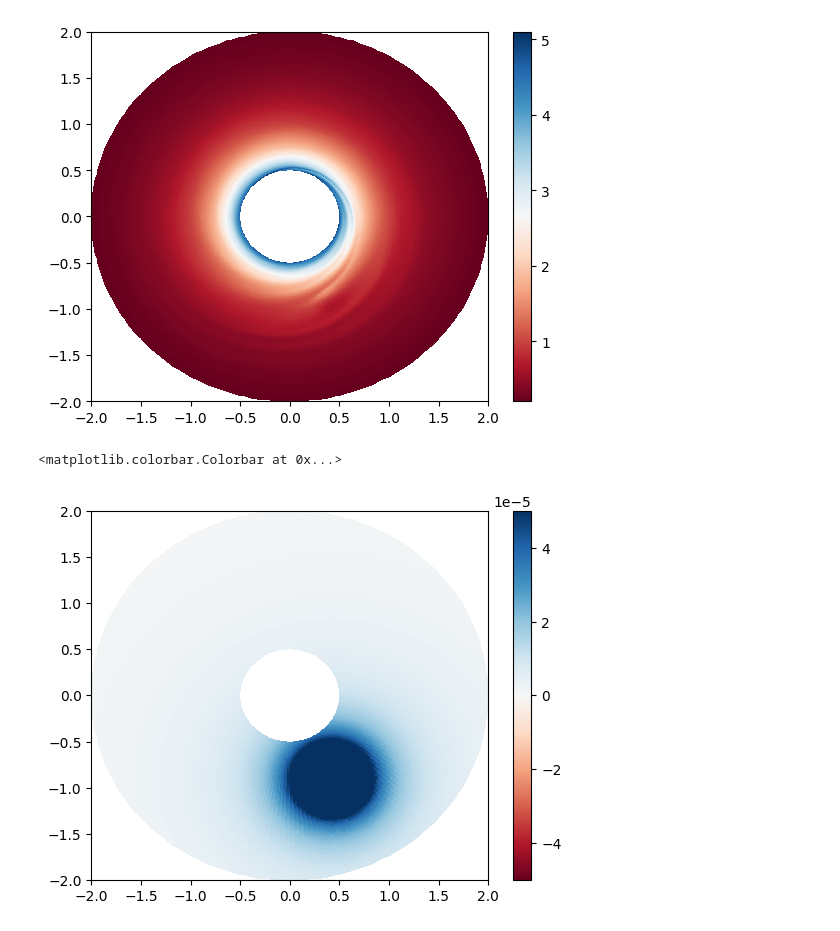
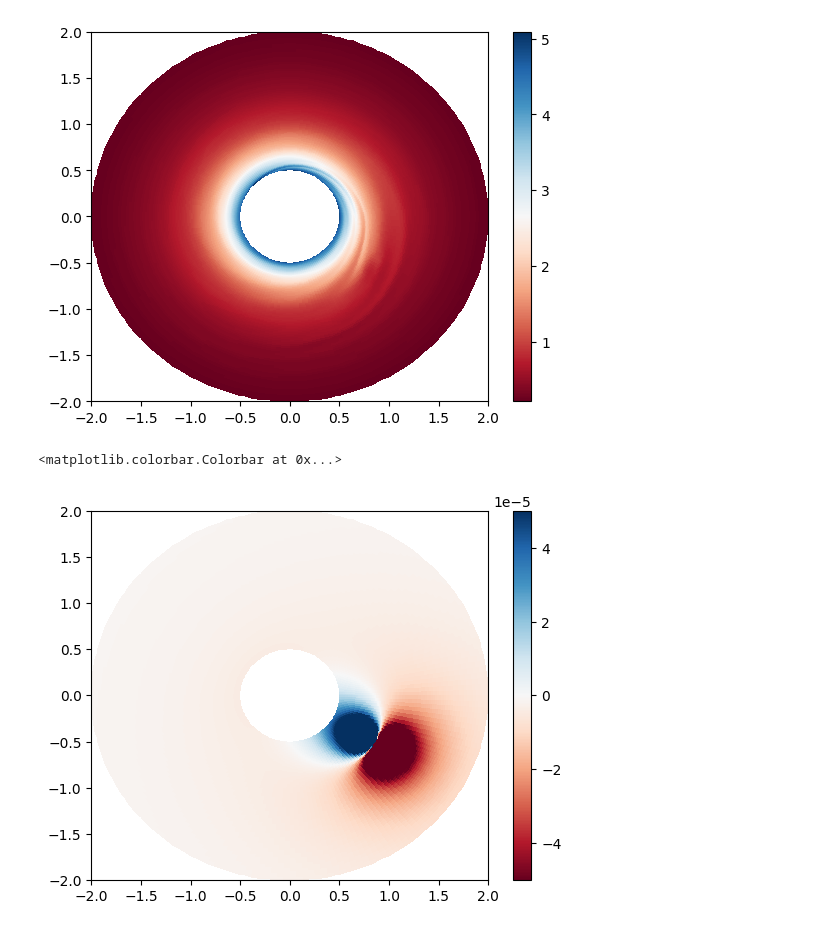
Before and after one commit to SudatKhan/athena_simulations, a Jupyter notebook: analysis.ipynb, the cells around one changed output. Saved outputs shown, nothing was run; the diff lists cells and outputs as text; code cells hidden in the pictures.

```diff
--- a/analysis.ipynb
+++ b/analysis.ipynb
@@ -5,10 +5,11 @@ import sys
 sys.path.insert(0, '/home/sudat/athena/vis/python')
 import athena_read
 # %%
-r,phi,z,data = athena_read.vtk('disk.block0.out1.00300.vtk')
+'''Reading data from VTK files'''
+r,phi,z,data = athena_read.vtk('disk.block0.out1.00700.vtk')
 disk = athena_read.hst('disk.hst')
 density = data.get('dens')
-time = disk.get('time')[300]
+time = disk.get('time')[700]
 # %%
 '''Plot 2-D surface density mesh plot, Conversion from Polar -> Cartesian'''
 x = r[None,:] * np.cos(phi[:,None])
@@ -42,13 +43,19 @@ d= np.sqrt(rp**2 + r_mid[None,:]**2 - 2*rp*r_mid[None,:]*np.cos(phip - phi_mid[:
 '''Calculate gravitational acceleration given a smoothing function'''
 for i in np.nditer(d):
     if i > 0.05:
-        g = (gm_planet / (d**2))
+        g_mag = (gm_planet / (d**2))
     else:
-        g = (gm_planet*d / (0.05**3))
+        g_mag = (gm_planet*d / (0.05**3))
+# %%
+'''Find the directions of the gravitational accceleration'''
+cosine_term = -1*((r_mid[None,:]**2) * (np.cos(phi_mid[:,None])**2) - r_mid[None,:]*rp*np.cos(phi_mid[:,None])*np.cos(phip) + (r_mid[None,:]**2) * (np.sin(phi_mid[:,None])**2) - r_mid[None,:]*rp*np.sin(phi_mid[:,None])*np.sin(phip)) / (r_mid[None,:]*d)
+sine_term = (r_mid[None,:]*rp*np.cos(phi_mid[:,None])*np.sin(phip) - r_mid[None,:]*rp*np.sin(phi_mid[:,None])*np.cos(phip))/ (r_mid[None,:] * d)
+g_r = g_mag * cosine_term
+g_phi = g_mag * sine_term
 # %%
-'''Plot gravitational acceleration mesh plot in x and y-direction'''
-plt.pcolormesh(x,y, g, cmap = 'RdBu', vmin=-0.00005, vmax= 0.00005)
+'''Plot gravitational acceleration mesh plot in r-direction'''
+plt.pcolormesh(x,y, g_r, cmap = 'RdBu', vmin=-0.00005, vmax= 0.00005)
 plt.colorbar()
 # %% [output]
 <matplotlib.colorbar.Colorbar at 0x...>
-[figure, old version]
+[figure, new version]
```
Also changed, not shown: parts of 1 cell of this notebook.
